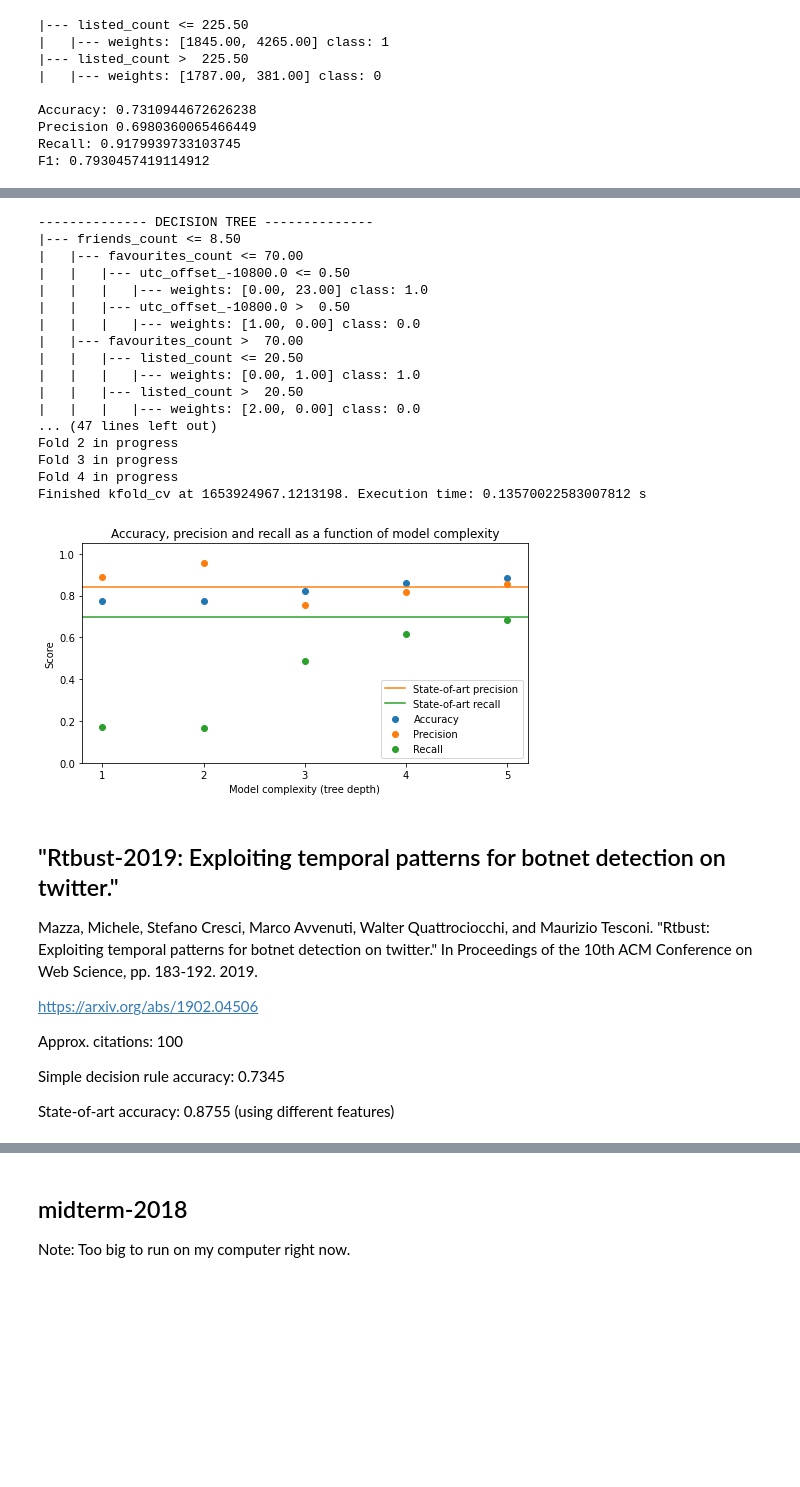
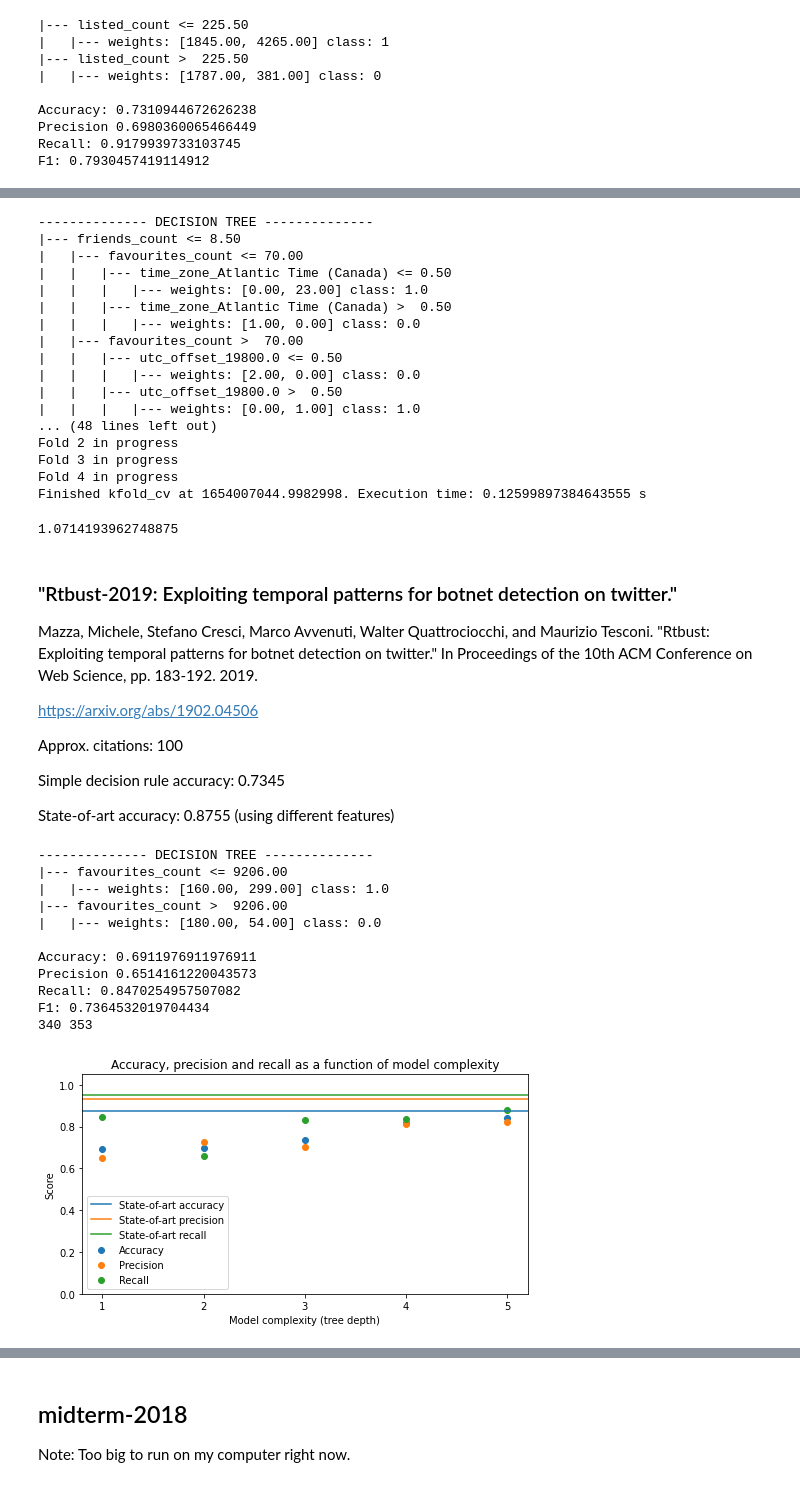
Before and after one commit to johnchrishays/bot-detection, a Jupyter notebook: Simple Decision Rules Give High Accuracy for Detecting Social Bots on Benchmark Datasets.ipynb, the cells around one changed output, grey strips where cells are left out. Cells and saved outputs as stored; diff of their text form; code cells hidden in the pictures; blank space fills up the shorter version.

```diff
--- a/Simple Decision Rules Give High Accuracy for Detecting Social Bots on Benchmark Datasets.ipynb
+++ b/Simple Decision Rules Give High Accuracy for Detecting Social Bots on Benchmark Datasets.ipynb
@@ -403,7 +427,10 @@ def analyze_bot_repo_dataset(data_path, labels_path, depth=5, soa_accuracy=None,
     # Fit and score on decision tree
     print("-------------- DECISION TREE --------------")
     dt_clf, *_ = fit_and_score(one_hot, labels, depth=depth)
-    plot_metrics(one_hot, labels, soa_accuracy=soa_accuracy, soa_precision=soa_precision, soa_recall=soa_recall)
+#    plot_metrics(one_hot, labels, soa_accuracy=soa_accuracy, soa_precision=soa_precision, soa_recall=soa_recall)
+    humans = len([lab for lab in labels if lab == 0])
+    bots = len([lab for lab in labels if lab == 1])
+    print(humans, bots)
     # Fit and score on decision tree
 #     print("-------------- DECISION TREE TRAIN/TEST SPLIT --------------")
 #     train_test_fit_and_score(one_hot, labels, depth=depth)
@@ -414,7 +441,7 @@ def analyze_bot_repo_dataset(data_path, labels_path, depth=5, soa_accuracy=None,
 #     fig, axes = plt.subplots(1,2, figsize=(15,7))
 #     mdi_feature_importance(rf_clf, list(one_hot.columns), axes[0])
 #     permutation_feature_importance(axes[1], df, labels, DUMMY_COLUMNS + ['is_translator', 'contributors_enabled'])
-#     fig.tight_layout()
+#     fig.tight_layout()np.random.permutation(len(df))
     return [kfold_cv(one_hot, labels, depth=i) for i in range(1,6)]
 
 botometer_feedback_scores = analyze_bot_repo_dataset(PROJ_PATH + "/data/botometer-feedback-2019_tweets.json", PROJ_PATH + "/data/botometer-feedback-2019.tsv", depth=3, soa_precision=0.84, soa_recall=0.7)
@@ -422,23 +449,27 @@ botometer_feedback_scores = analyze_bot_repo_dataset(PROJ_PATH + "/data/botomete
 -------------- DECISION TREE --------------
 |--- friends_count <= 8.50
 |   |--- favourites_count <= 70.00
-|   |   |--- utc_offset_-10800.0 <= 0.50
+|   |   |--- time_zone_Atlantic Time (Canada) <= 0.50
 |   |   |   |--- weights: [0.00, 23.00] class: 1.0
-|   |   |--- utc_offset_-10800.0 >  0.50
+|   |   |--- time_zone_Atlantic Time (Canada) >  0.50
 |   |   |   |--- weights: [1.00, 0.00] class: 0.0
 |   |--- favourites_count >  70.00
-|   |   |--- listed_count <= 20.50
+|   |   |--- utc_offset_19800.0 <= 0.50
+|   |   |   |--- weights: [2.00, 0.00] class: 0.0
+|   |   |--- utc_offset_19800.0 >  0.50
 |   |   |   |--- weights: [0.00, 1.00] class: 1.0
-|   |   |--- listed_count >  20.50
-|   |   |   |--- weights: [2.00, 0.00] class: 0.0
-... (47 lines left out)
+... (48 lines left out)
 Fold 2 in progress
 Fold 3 in progress
 Fold 4 in progress
-Finished kfold_cv at 1653924967.1213198. Execution time: 0.13570022583007812 s
+Finished kfold_cv at 1654007044.9982998. Execution time: 0.12599897384643555 s
-[figure, removed]
+# %%
+accuracy = calculate_accuracy(0.84, 0.7, 139, 380)
+accuracy
+# %% [output]
+1.0714193962748875
 # %% [markdown]
-## "Rtbust-2019: Exploiting temporal patterns for botnet detection on twitter."
+### "Rtbust-2019: Exploiting temporal patterns for botnet detection on twitter."
 
 Mazza, Michele, Stefano Cresci, Marco Avvenuti, Walter Quattrociocchi, and Maurizio Tesconi. "Rtbust: Exploiting temporal patterns for botnet detection on twitter." In Proceedings of the 10th ACM Conference on Web Science, pp. 183-192. 2019.
 
@@ -449,6 +480,29 @@ Approx. citations: 100
 Simple decision rule accuracy: 0.7345
 
 State-of-art accuracy: 0.8755 (using different features)
+# %%
+profs = extract_users(PROJ_PATH + "/data/cresci-rtbust-2019_tweets.json")
+df, one_hot, labels = preprocess_users(profs, PROJ_PATH + "/data/cresci-rtbust-2019.tsv")
+# Fit and score on decision tree
+print("-------------- DECISION TREE --------------")
+dt_clf, *_ = fit_and_score(one_hot, labels, depth=1)
+plot_metrics(one_hot, labels, soa_accuracy=0.8755, soa_precision=0.9304, soa_recall=0.9512)
+humans = len([lab for lab in labels if lab == 0])
+bots = len([lab for lab in labels if lab == 1])
+print(humans, bots)
+# %% [output]
+-------------- DECISION TREE --------------
+|--- favourites_count <= 9206.00
+|   |--- weights: [160.00, 299.00] class: 1.0
+|--- favourites_count >  9206.00
+|   |--- weights: [180.00, 54.00] class: 0.0
+
+Accuracy: 0.6911976911976911
+Precision 0.6514161220043573
+Recall: 0.8470254957507082
+F1: 0.7364532019704434
+340 353
+[figure, added]
 # %%
 rtbust_scores = analyze_bot_repo_dataset(PROJ_PATH + "/data/cresci-rtbust-2019_tweets.json", PROJ_PATH + "/data/cresci-rtbust-2019.tsv", depth=2, soa_accuracy=0.8755)
 # %% [output]
```
Also changed, not shown: parts of 33 cells of this notebook.
